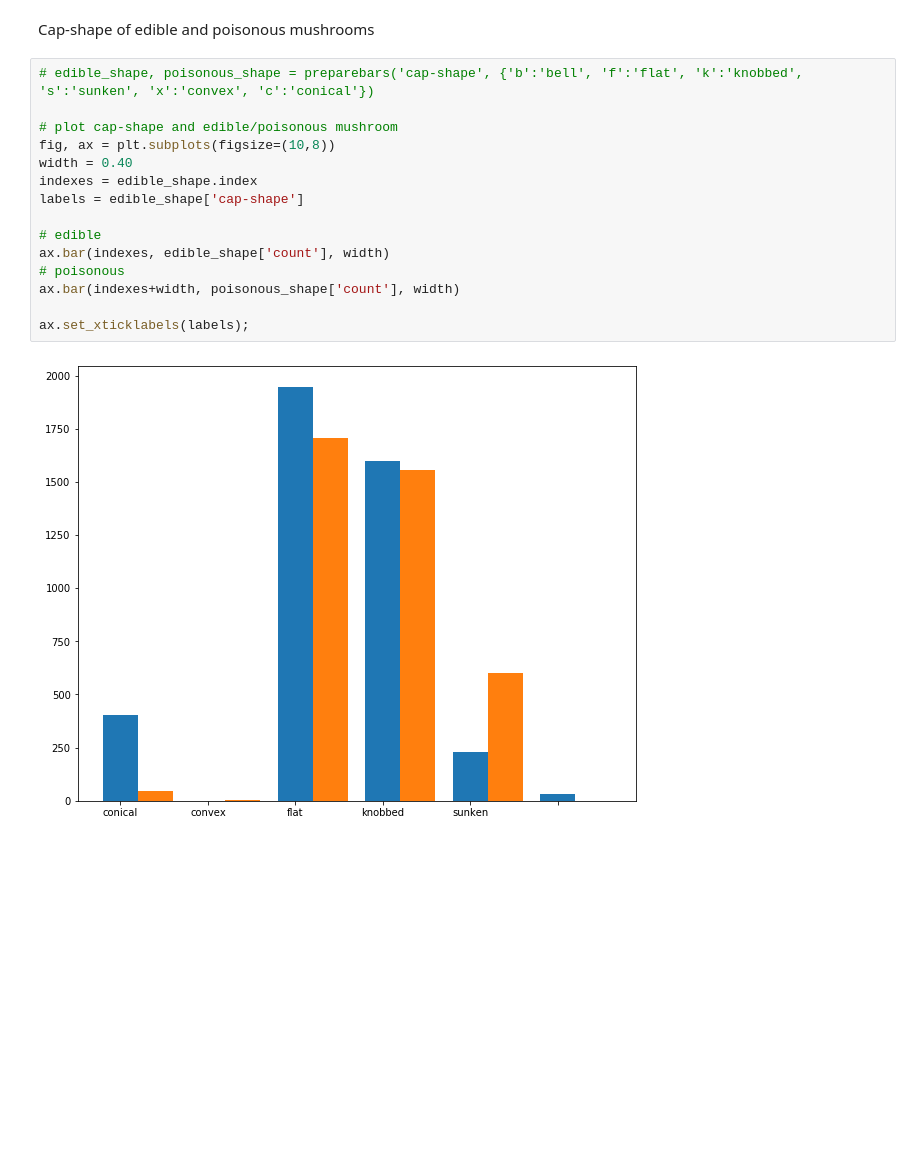
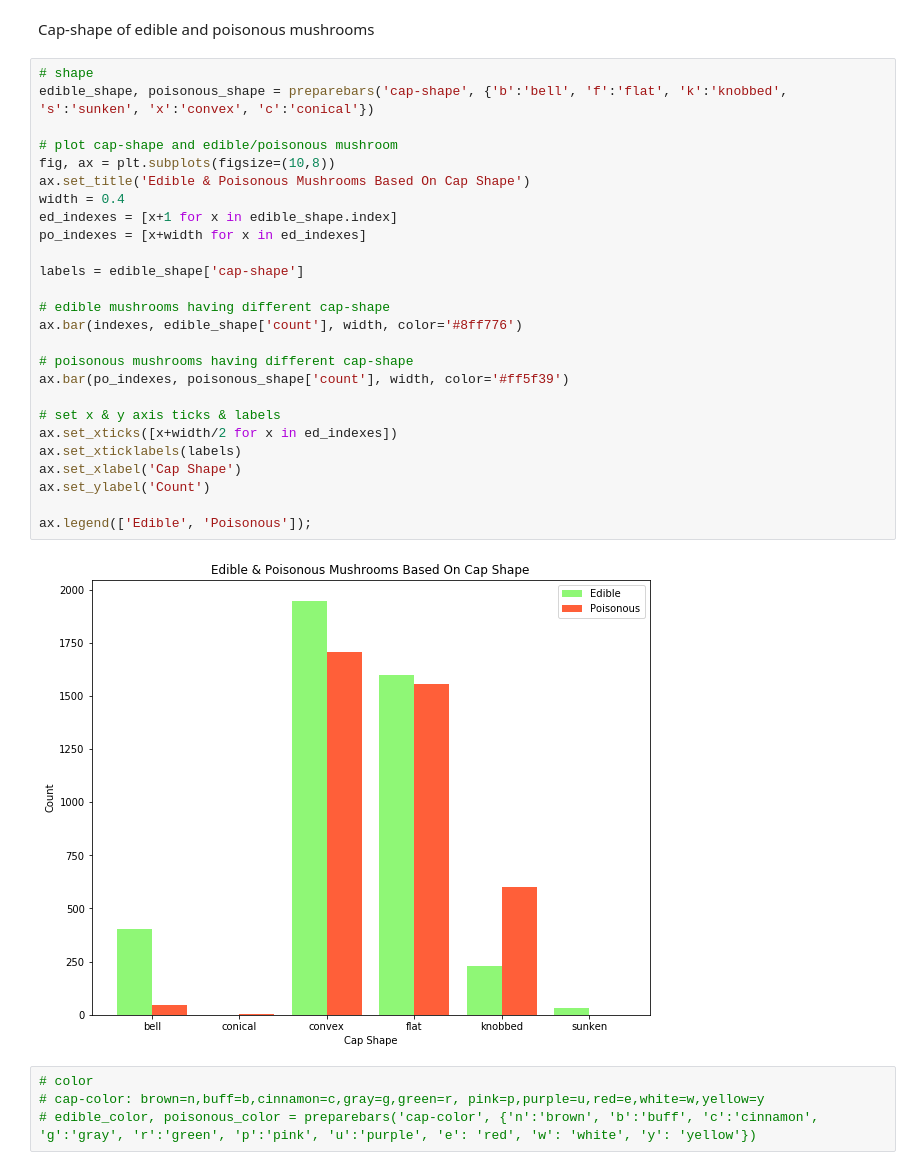
Before and after one commit to yuvrajpandya/ScikitLearn, a Jupyter notebook: KNN/Mushroom Prediction.ipynb, the cells around one changed output. Drawn from its saved outputs; the diff is of its cells as text; blank space fills up the shorter version.

Commit message:
edible & poisonous mushrooms based on cap size

```diff
--- a/KNN/Mushroom Prediction.ipynb
+++ b/KNN/Mushroom Prediction.ipynb
@@ -200,19 +203,34 @@ poisonous_shape
 # %% [markdown]
 Cap-shape of edible and poisonous mushrooms
 # %%
-# edible_shape, poisonous_shape = preparebars('cap-shape', {'b':'bell', 'f':'flat', 'k':'knobbed', 's':'sunken', 'x':'convex', 'c':'conical'})
+# shape
+edible_shape, poisonous_shape = preparebars('cap-shape', {'b':'bell', 'f':'flat', 'k':'knobbed', 's':'sunken', 'x':'convex', 'c':'conical'})
 
 # plot cap-shape and edible/poisonous mushroom
 fig, ax = plt.subplots(figsize=(10,8))
-width = 0.40
-indexes = edible_shape.index
+ax.set_title('Edible & Poisonous Mushrooms Based On Cap Shape')
+width = 0.4
+ed_indexes = [x+1 for x in edible_shape.index]
+po_indexes = [x+width for x in ed_indexes]
+
 labels = edible_shape['cap-shape']
 
-# edible
-ax.bar(indexes, edible_shape['count'], width)
-# poisonous
-ax.bar(indexes+width, poisonous_shape['count'], width)
+# edible mushrooms having different cap-shape
+ax.bar(indexes, edible_shape['count'], width, color='#8ff776')
 
-ax.set_xticklabels(labels);
+# poisonous mushrooms having different cap-shape
+ax.bar(po_indexes, poisonous_shape['count'], width, color='#ff5f39')
+
+# set x & y axis ticks & labels
+ax.set_xticks([x+width/2 for x in ed_indexes])
+ax.set_xticklabels(labels)
+ax.set_xlabel('Cap Shape')
+ax.set_ylabel('Count')
+
+ax.legend(['Edible', 'Poisonous']);
 # %% [output]
-[figure, old version]
+[figure, new version]
+# %%
+# color
+# cap-color: brown=n,buff=b,cinnamon=c,gray=g,green=r, pink=p,purple=u,red=e,white=w,yellow=y
+# edible_color, poisonous_color = preparebars('cap-color', {'n':'brown', 'b':'buff', 'c':'cinnamon', 'g':'gray', 'r':'green', 'p':'pink', 'u':'purple', 'e': 'red', 'w': 'white', 'y': 'yellow'})
```
Also changed, not shown: parts of 3 cells of this notebook.
